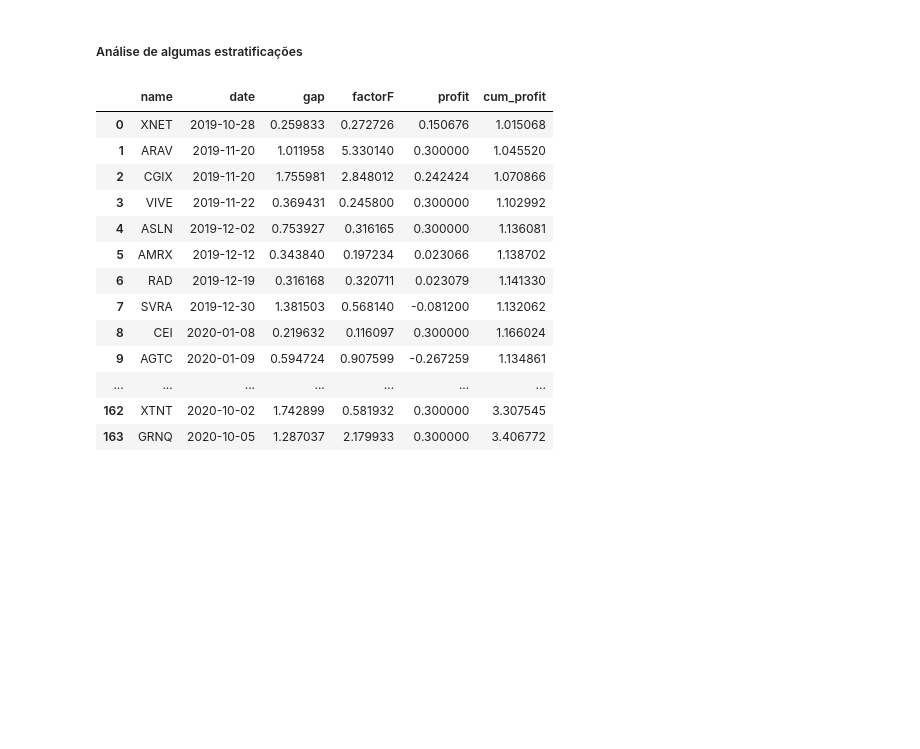
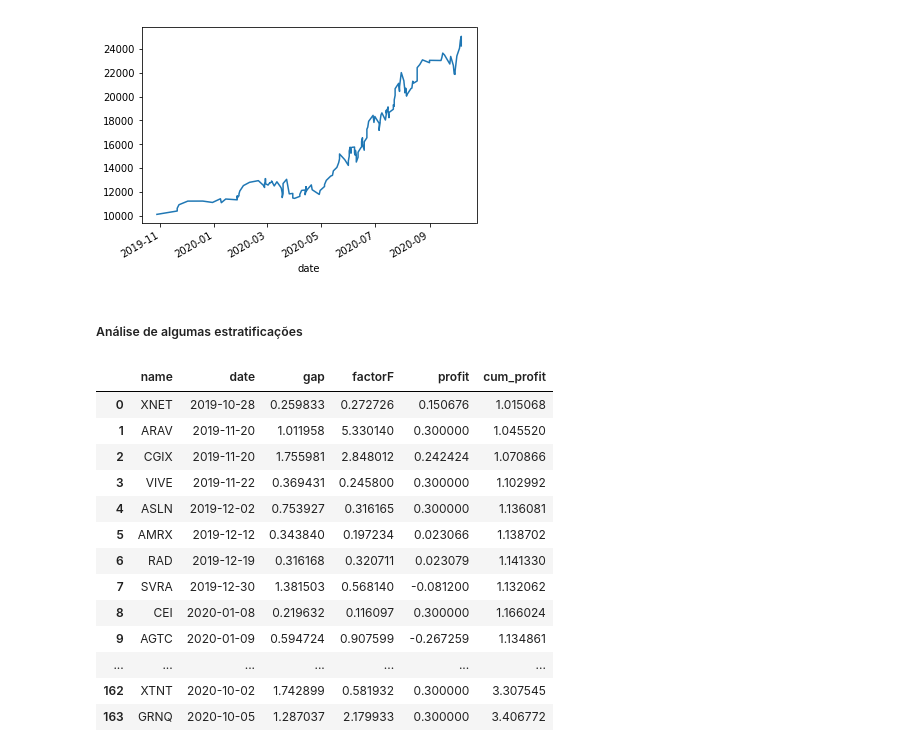
Before and after one commit to gustcomer/pynnystock_analyser, a Jupyter notebook: Estrategia-Using TradesAnalyser.ipynb, the cells around one changed output. Saved outputs shown, nothing was run; the diff lists cells and outputs as text; code cells hidden in the pictures; blank space fills up the shorter version.

```diff
--- a/Estrategia-Using TradesAnalyser.ipynb
+++ b/Estrategia-Using TradesAnalyser.ipynb
@@ -51,3 +77,7 @@ dft = sg.tradesdf # DataFrame of trades
+# %%
+sg.plotEquityCurve()
+# %% [output]
+[figure, added]
 # %% [markdown]
 ##### Análise de algumas estratificações
 # %%
```
Also changed, not shown: parts of 18 cells of this notebook, 3 other files.
